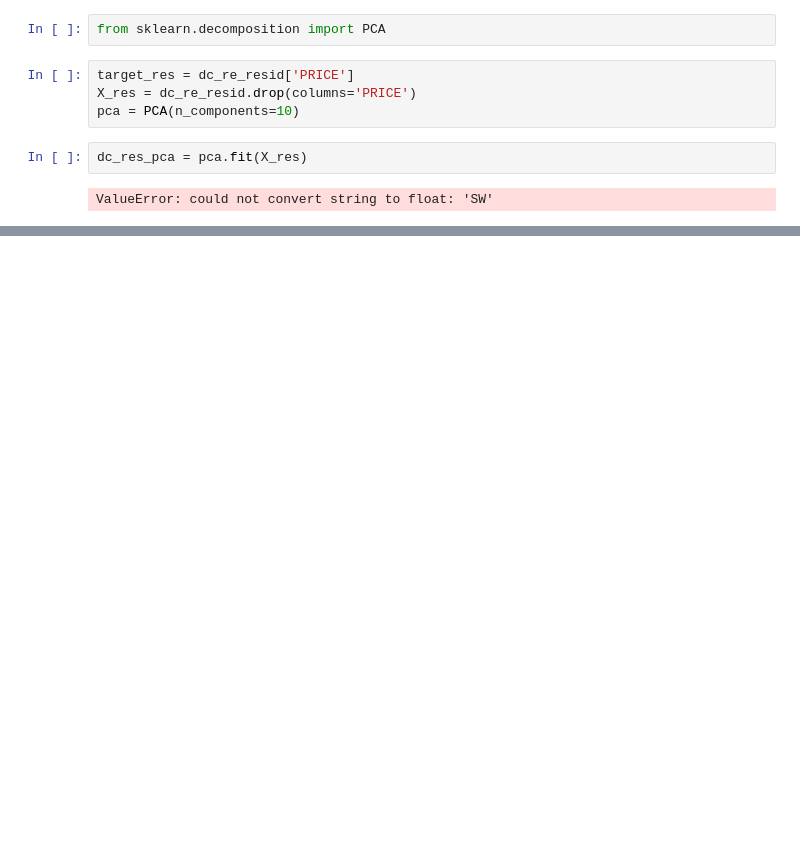
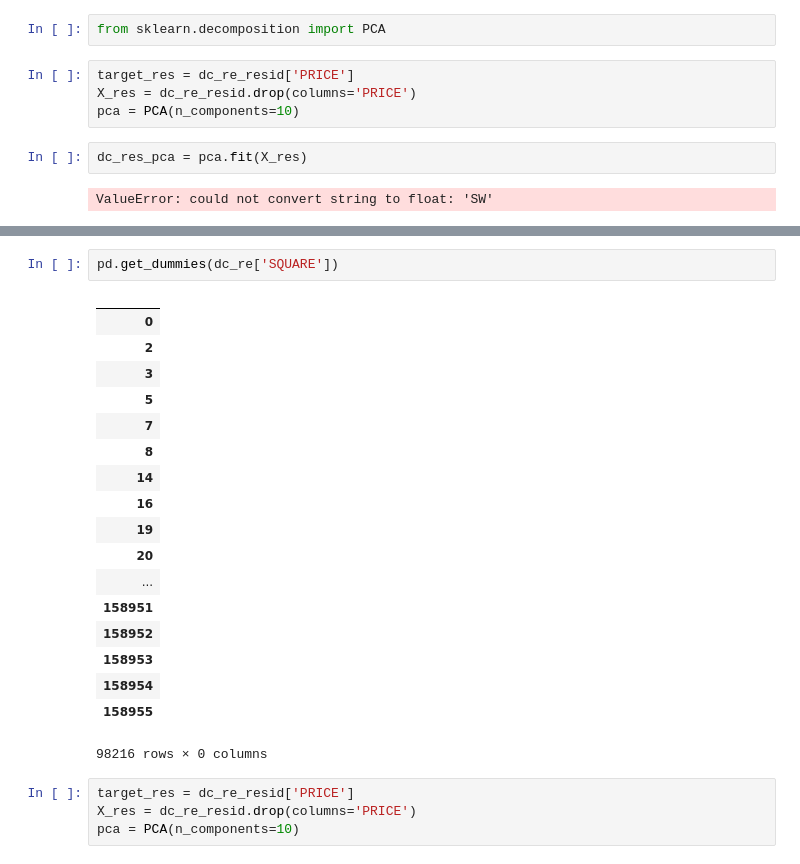
Before and after one commit to JustFairWell/thinkful, a Jupyter notebook: dsboot_Supervised_Cap.ipynb, the cells around one changed output, grey strips where cells are left out. Saved outputs shown, nothing was run; the diff lists cells and outputs as text; blank space fills up the shorter version.

```diff
--- a/dsboot_Supervised_Cap.ipynb
+++ b/dsboot_Supervised_Cap.ipynb
@@ -351,0 +299,25 @@ ValueError: could not convert string to float: 'SW'
+# %%
+pd.get_dummies(dc_re['SQUARE'])
+# %% [output]
+|  |
+| 0 |
+| 2 |
+| 3 |
+| 5 |
+| 7 |
+| 8 |
+| 14 |
+| 16 |
+| 19 |
+| 20 |
+| ... |
+| 158951 |
+| 158952 |
+| 158953 |
+| 158954 |
+| 158955 |
+98216 rows × 0 columns
+# %%
+target_res = dc_re_resid['PRICE']
+X_res = dc_re_resid.drop(columns='PRICE')
+pca = PCA(n_components=10)
```
Also changed, not shown: parts of 48 cells of this notebook.
